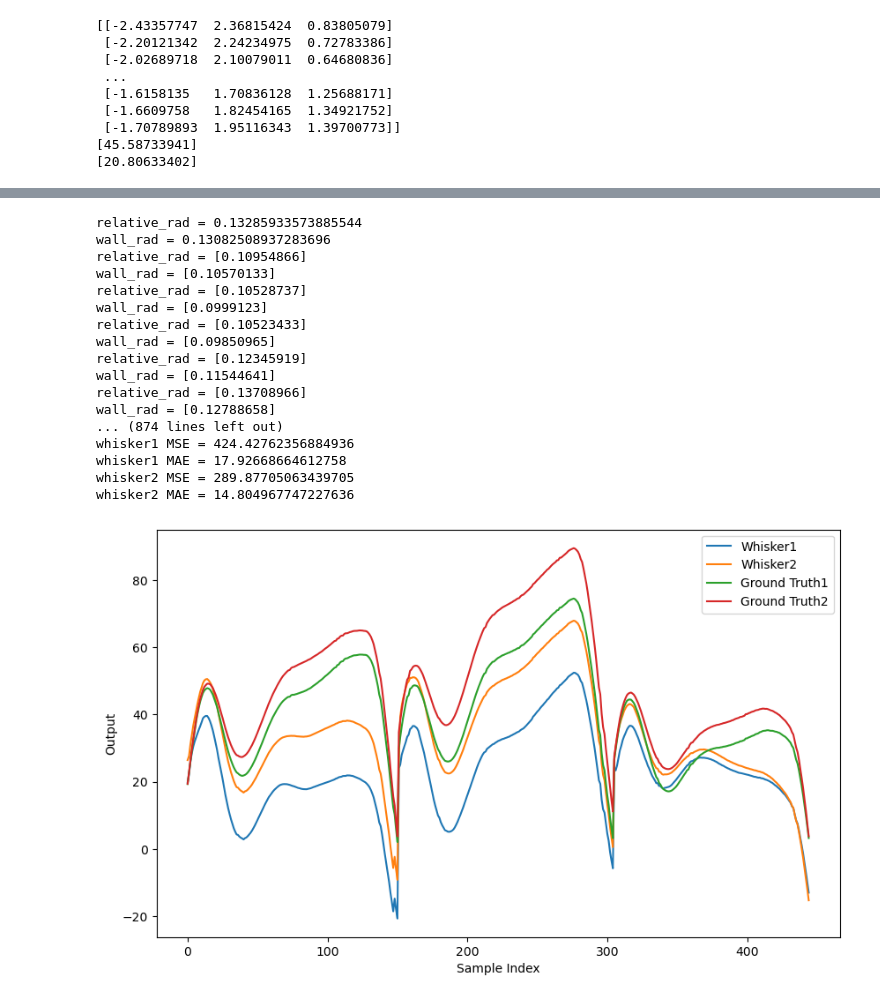
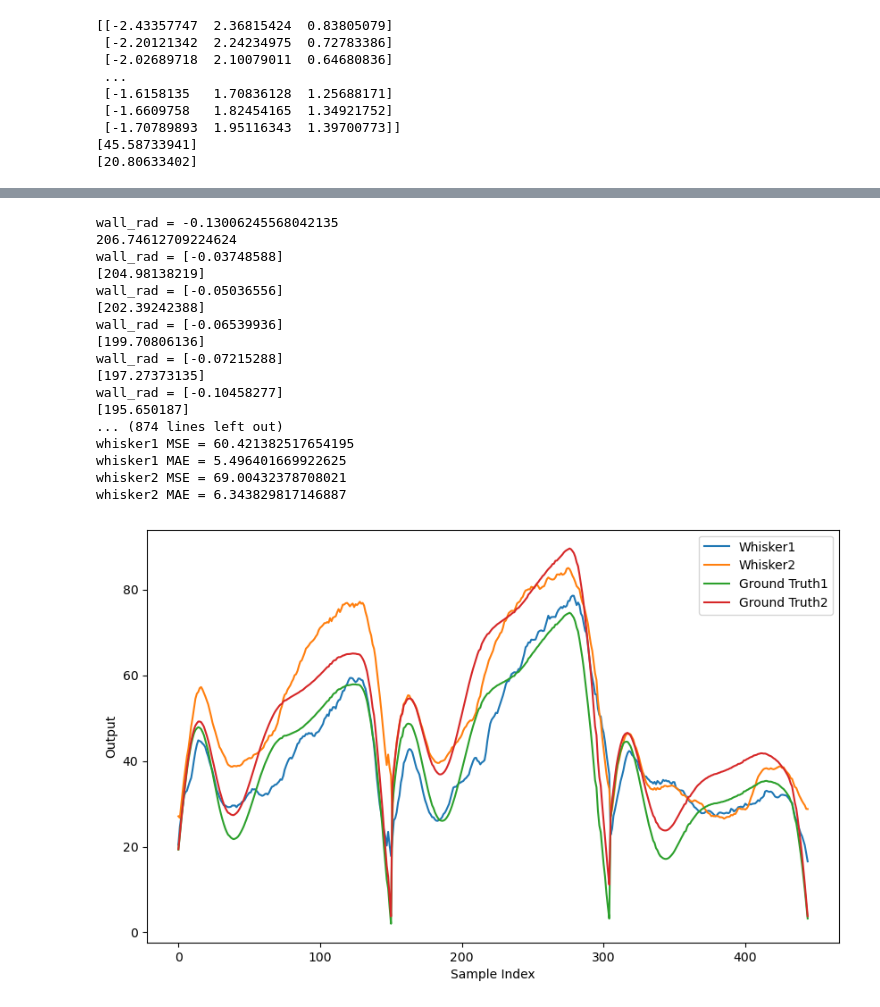
Before and after one commit to TacYee/autonomous-fly, a Jupyter notebook: Optitrack/dataanalyse/uncertainty_mlp_KF.ipynb, the cells around one changed output, grey strips where cells are left out. Saved outputs shown, nothing was run; the diff lists cells and outputs as text; code cells hidden in the pictures.

Commit message:
KF flat2 and flat3 are both doing good, maybe should abandon UA

```diff
--- a/Optitrack/dataanalyse/uncertainty_mlp_KF.ipynb
+++ b/Optitrack/dataanalyse/uncertainty_mlp_KF.ipynb
@@ -1095,8 +1095,8 @@ import matplotlib.pyplot as plt
 from KF import KalmanFilterFLAT3
 from sklearn.metrics import mean_squared_error, mean_absolute_error
 
-def apply_kalman_filterFLAT3(initial_state1, initial_state2, initial_position, initial_yaw, test_pre1, test_pre2, positions, yaws):
-    kf = KalmanFilterFLAT3(initial_state1, initial_state2, initial_position, initial_yaw, initial_covariance, process_noise, measurement_noise)
+def apply_kalman_filterFLAT3(initial_state1, initial_state2, initial_position, initial_yaw, test_pre1, test_pre2, positions, yaws, fading_factor):
+    kf = KalmanFilterFLAT3(initial_state1, initial_state2, initial_position, initial_yaw, initial_covariance, process_noise, measurement_noise, fading_factor)
     estimates1 = [np.array([initial_state1])]
     estimates2 = [np.array([initial_state2])]
     estimates = [np.array([0])]
@@ -1108,6 +1108,9 @@ def apply_kalman_filterFLAT3(initial_state1, initial_state2, initial_position, i
         estimates2.append(estimate2)
         estimates.append(estimate)
     return estimates1, estimates2, estimates
+
+fading_factor = 1
+
 
 # 数据分段 whisker1
 test_GT1_filtered_1 = test_GT1_filtered[0:151]
@@ -1139,13 +1142,13 @@ initial_states2 = [test_pre2_1[0], test_pre2_2[0], test_pre2_3[0]]
 initial_positions = [test_position_1[0], test_position_2[0], test_position_3[0]]
 initial_yaws = [test_yaw_1[0], test_yaw_2[0], test_yaw_3[0]]
 initial_covariance = np.array([[5]])
-process_noise = np.array([[0.00001]])
+process_noise = np.array([[0.08]])
 measurement_noise = np.array([[1]])
 
 # 应用卡尔曼滤波
-test_kal1_1, test_kal2_1, test_kal_1 = apply_kalman_filterFLAT3(initial_states1[0], initial_states2[0], initial_positions[0], initial_yaws[0], test_pre1_1, test_pre2_1, test_position_1, test_yaw_1)
-test_kal1_2, test_kal2_2, test_kal_2 = apply_kalman_filterFLAT3(initial_states1[1], initial_states2[0], initial_positions[1], initial_yaws[1], test_pre1_2, test_pre2_2, test_position_2, test_yaw_2)
-test_kal1_3, test_kal2_3, test_kal_3 = apply_kalman_filterFLAT3(initial_states1[2], initial_states2[0], initial_positions[2], initial_yaws[2], test_pre1_3, test_pre2_3, test_position_3, test_yaw_3)
+test_kal1_1, test_kal2_1, test_kal_1 = apply_kalman_filterFLAT3(initial_states1[0], initial_states2[0], initial_positions[0], initial_yaws[0], test_pre1_1, test_pre2_1, test_position_1, test_yaw_1, fading_factor)
+test_kal1_2, test_kal2_2, test_kal_2 = apply_kalman_filterFLAT3(initial_states1[1], initial_states2[0], initial_positions[1], initial_yaws[1], test_pre1_2, test_pre2_2, test_position_2, test_yaw_2, fading_factor)
+test_kal1_3, test_kal2_3, test_kal_3 = apply_kalman_filterFLAT3(initial_states1[2], initial_states2[0], initial_positions[2], initial_yaws[2], test_pre1_3, test_pre2_3, test_position_3, test_yaw_3, fading_factor)
 
 # 合并结果
 test_kal1 = test_kal1_1 + test_kal1_2 + test_kal1_3
@@ -1154,47 +1157,47 @@ test_kal = test_kal_1 + test_kal_2 + test_kal_3
 print(test_kal1)
 print(test_kal2)
 # 计算损失
 MSE_loss_1 = mean_squared_error(test_kal1, test_GT1_filtered)
 MAE_loss_1 = mean_absolute_error(test_kal1, test_GT1_filtered)
 MSE_loss_2 = mean_squared_error(test_kal2, test_GT2_filtered)
 MAE_loss_2 = mean_absolute_error(test_kal2, test_GT2_filtered)
 
 print(f'whisker1 MSE = {MSE_loss_1}')
 print(f'whisker1 MAE = {MAE_loss_1}')
 print(f'whisker2 MSE = {MSE_loss_2}')
 print(f'whisker2 MAE = {MAE_loss_2}')
 
 # 保存图像
 test_image_folder = 'FLAT3_MLP_KF_test_image_save_whisker1+2'
 os.makedirs(test_image_folder, exist_ok=True)
 test_image_output_file_1 = f'{test_image_folder}/p_0.05_noise_1e-2_modelvarianceweight_1_whisker1_kf_certainnoise_50_0.1_1_1.png'
 
 plt.figure(figsize=(10, 6))
 # plt.plot(test_kal, label='Whisker')
 plt.plot(test_kal1, label='Whisker1')
 plt.plot(test_kal2, label='Whisker2')
 plt.plot(test_GT1_filtered, label='Ground Truth1')
 plt.plot(test_GT2_filtered, label='Ground Truth2')
 plt.legend()
 plt.xlabel('Sample Index')
 plt.ylabel('Output')
 plt.savefig(test_image_output_file)
 # %% [output]
-relative_rad = 0.13285933573885544
-wall_rad = 0.13082508937283696
-relative_rad = [0.10954866]
-wall_rad = [0.10570133]
-relative_rad = [0.10528737]
-wall_rad = [0.0999123]
-relative_rad = [0.10523433]
-wall_rad = [0.09850965]
-relative_rad = [0.12345919]
-wall_rad = [0.11544641]
-relative_rad = [0.13708966]
-wall_rad = [0.12788658]
+wall_rad = -0.13006245568042135
+206.74612709224624
+wall_rad = [-0.03748588]
+[204.98138219]
+wall_rad = [-0.05036556]
+[202.39242388]
+wall_rad = [-0.06539936]
+[199.70806136]
+wall_rad = [-0.07215288]
+[197.27373135]
+wall_rad = [-0.10458277]
+[195.650187]
 ... (874 lines left out)
-whisker1 MSE = 424.42762356884936
-whisker1 MAE = 17.92668664612758
-whisker2 MSE = 289.87705063439705
-whisker2 MAE = 14.804967747227636
+whisker1 MSE = 60.421382517654195
+whisker1 MAE = 5.496401669922625
+whisker2 MSE = 69.00432378708021
+whisker2 MAE = 6.343829817146887
-[figure, old version]
+[figure, new version]
```
Also changed, not shown: parts of 16 cells of this notebook, 14 other files.
